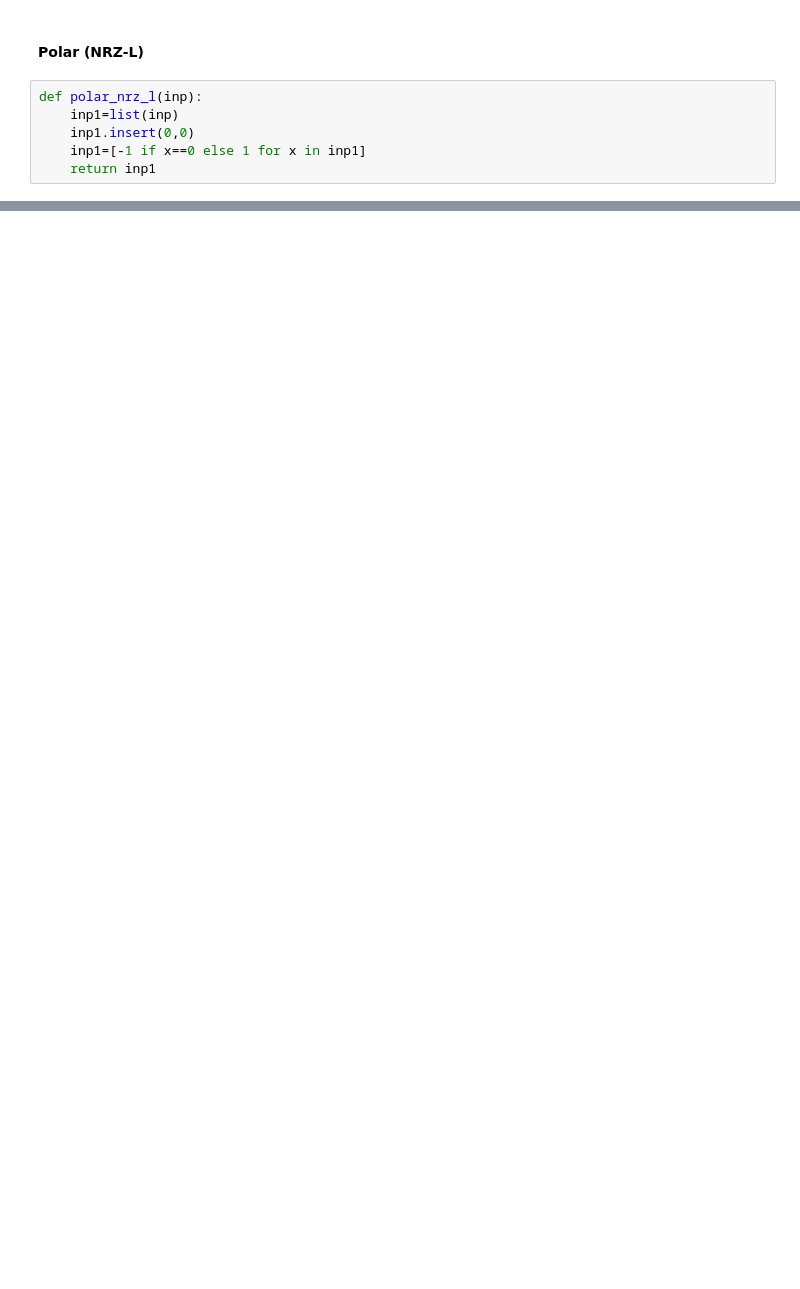
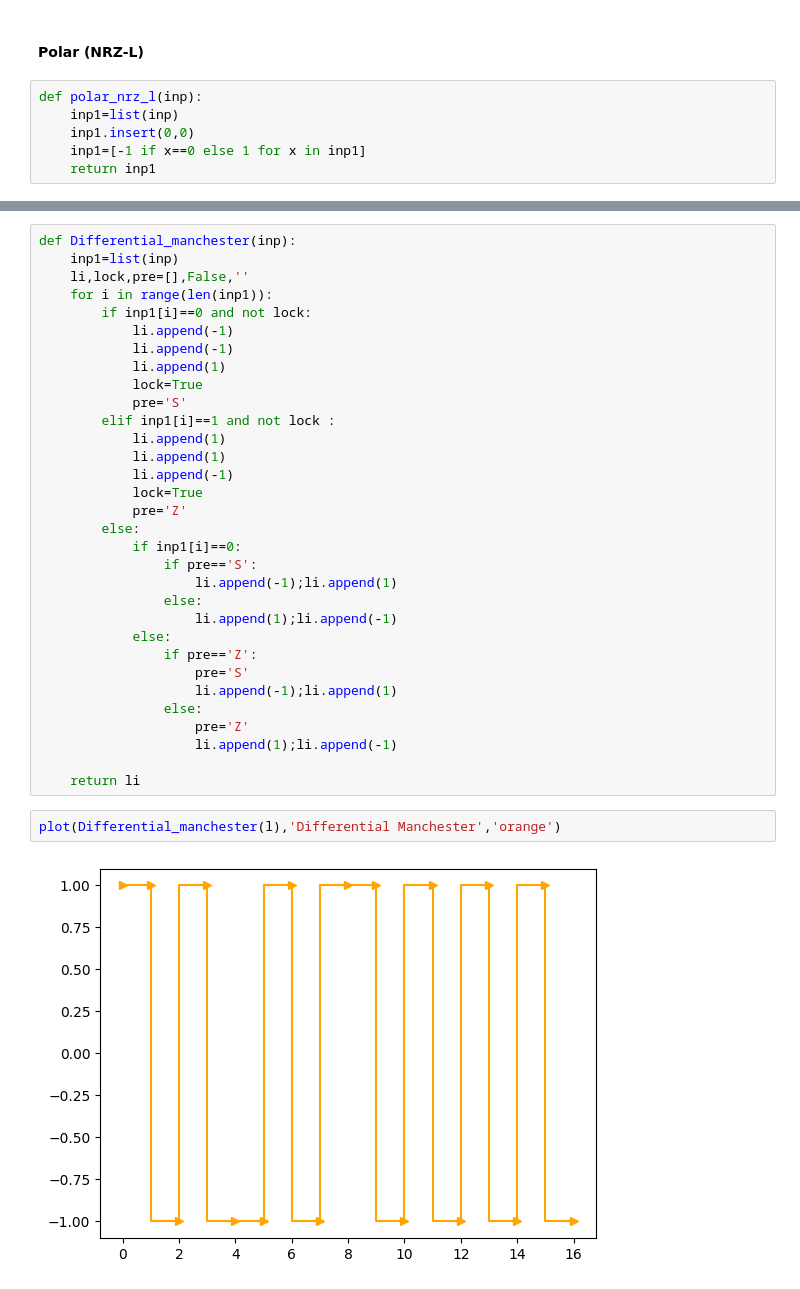
Before and after one commit to srupat/cn-lab, a Jupyter notebook: lab2.ipynb, the cells around one changed output, grey strips where cells are left out. Saved outputs shown, nothing was run; the diff lists cells and outputs as text; blank space fills up the shorter version.

```diff
--- a/lab2.ipynb
+++ b/lab2.ipynb
@@ -82,0 +131,36 @@ plot(polar_nrz_l(l),'Polar NRZ-L','black')
+# %%
+def Differential_manchester(inp):
+    inp1=list(inp)
+    li,lock,pre=[],False,''
+    for i in range(len(inp1)):
+        if inp1[i]==0 and not lock:
+            li.append(-1)
+            li.append(-1)
+            li.append(1)
+            lock=True
+            pre='S'
+        elif inp1[i]==1 and not lock :
+            li.append(1)
+            li.append(1)
+            li.append(-1)
+            lock=True
+            pre='Z'
+        else:
+            if inp1[i]==0:
+                if pre=='S':
+                    li.append(-1);li.append(1)
+                else:
+                    li.append(1);li.append(-1)
+            else:
+                if pre=='Z':
+                    pre='S'
+                    li.append(-1);li.append(1)
+                else:
+                    pre='Z'
+                    li.append(1);li.append(-1)
+
+    return li
+# %%
+plot(Differential_manchester(l),'Differential Manchester','orange')
+# %% [output]
+[figure, added]
```
Also changed, not shown: parts of 12 cells of this notebook, 3 other files.
